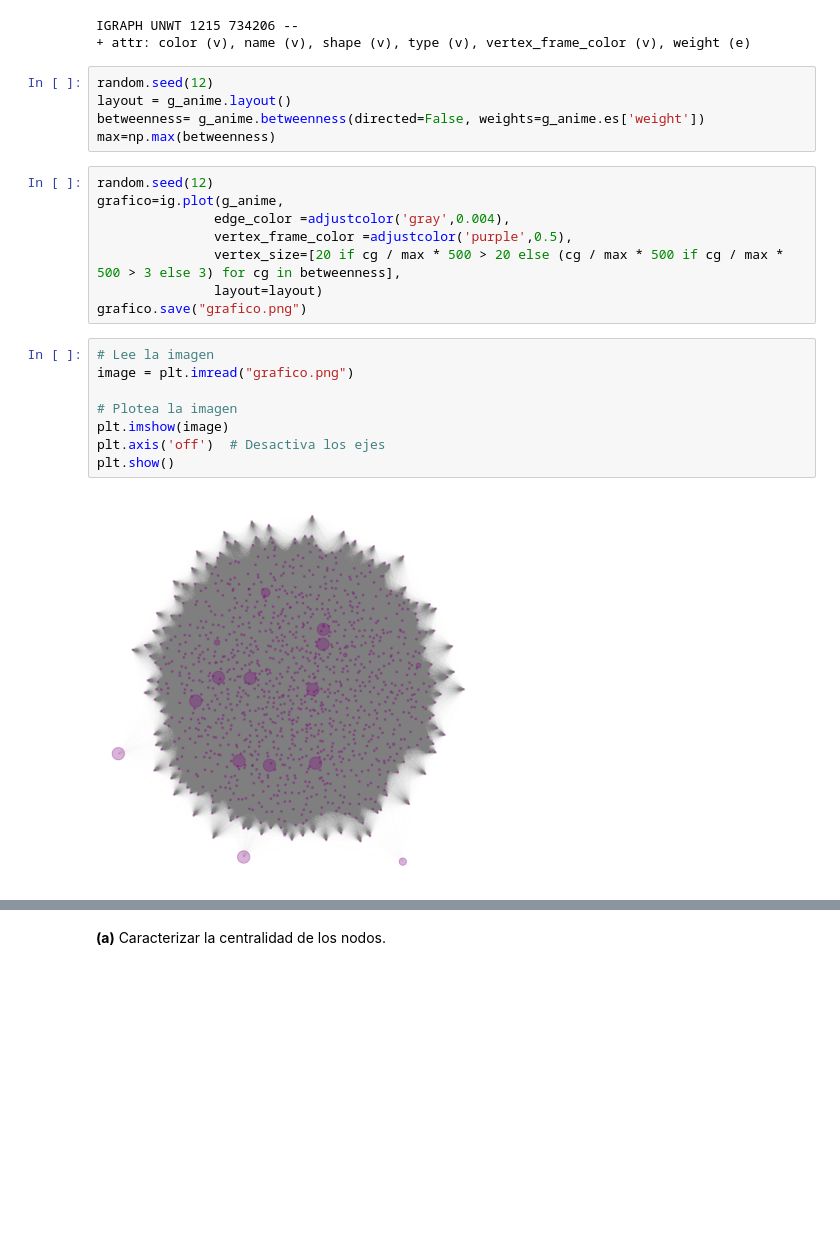
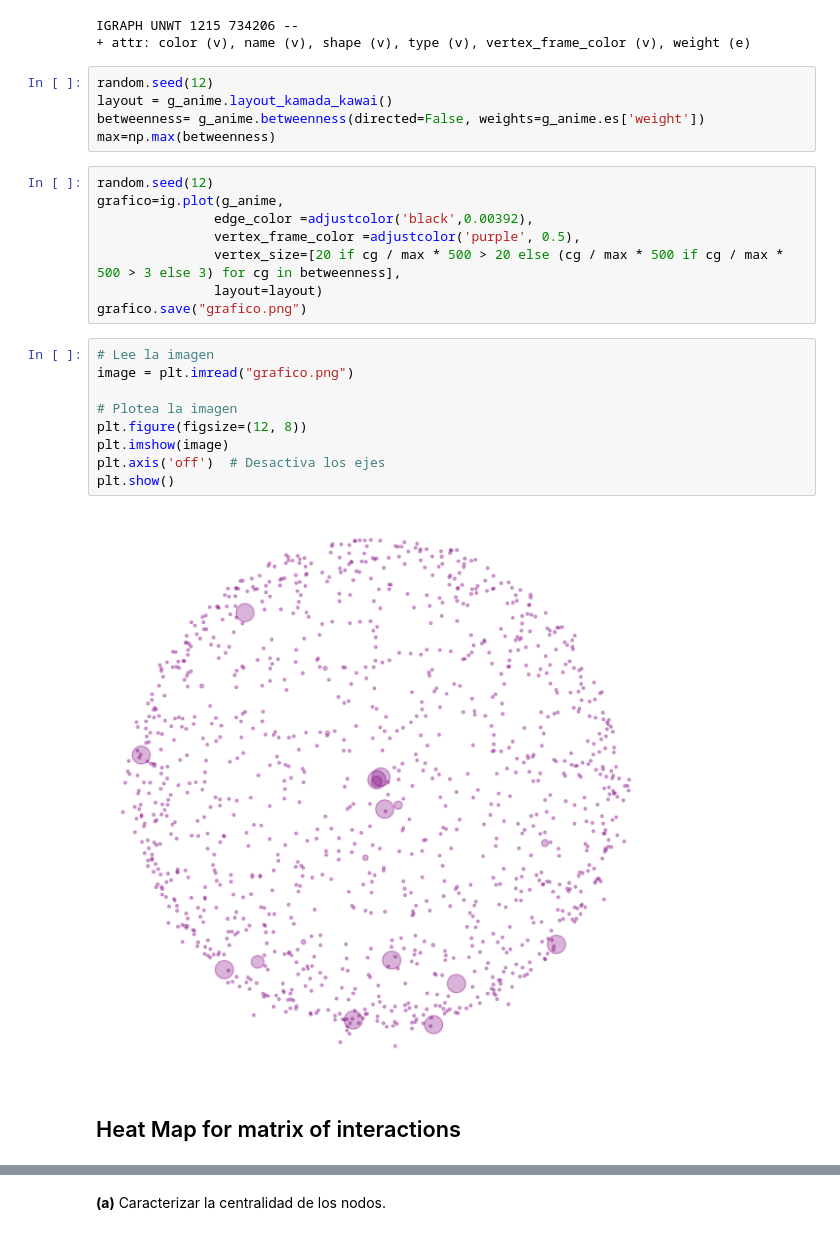
Before and after one commit to aurreg/Anime-Network-Project, a Jupyter notebook: Scripts/Descriptive analysis of the bipartite network.ipynb, the cells around one changed output, grey strips where cells are left out. Drawn from its saved outputs; the diff is of its cells as text; blank space fills up the shorter version.

```diff
--- a/Scripts/Descriptive analysis of the bipartite network.ipynb
+++ b/Scripts/Descriptive analysis of the bipartite network.ipynb
@@ -273,24 +273,27 @@ IGRAPH UNWT 1215 734206 --
 + attr: color (v), name (v), shape (v), type (v), vertex_frame_color (v), weight (e)
 # %%
 random.seed(12)
-layout = g_anime.layout()
+layout = g_anime.layout_kamada_kawai()
 betweenness= g_anime.betweenness(directed=False, weights=g_anime.es['weight'])
 max=np.max(betweenness)
 # %%
 random.seed(12)
 grafico=ig.plot(g_anime,
-               edge_color =adjustcolor('gray',0.004),
-               vertex_frame_color =adjustcolor('purple',0.5),
+               edge_color =adjustcolor('black',0.00392),
+               vertex_frame_color =adjustcolor('purple', 0.5),
                vertex_size=[20 if cg / max * 500 > 20 else (cg / max * 500 if cg / max * 500 > 3 else 3) for cg in betweenness],
                layout=layout)
 grafico.save("grafico.png")
 # %%
 # Lee la imagen
 image = plt.imread("grafico.png")
 
 # Plotea la imagen
+plt.figure(figsize=(12, 8))
 plt.imshow(image)
 plt.axis('off')  # Desactiva los ejes
 plt.show()
 # %% [output]
-[figure, old version]
+[figure, new version]
+# %% [markdown]
+## Heat Map for matrix of interactions
```
Also changed, not shown: parts of 12 cells of this notebook, 6 other files.
